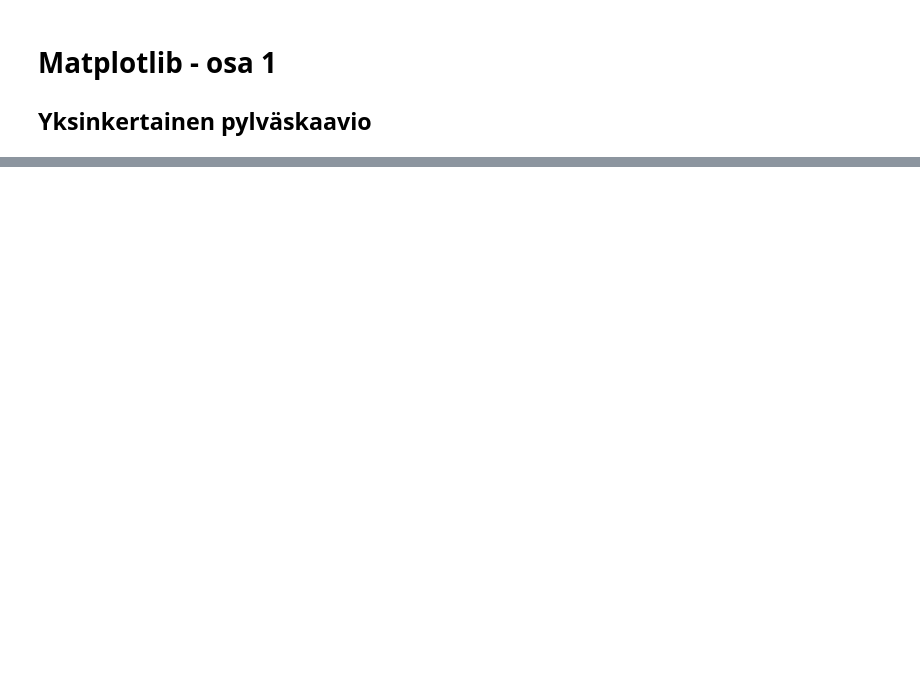
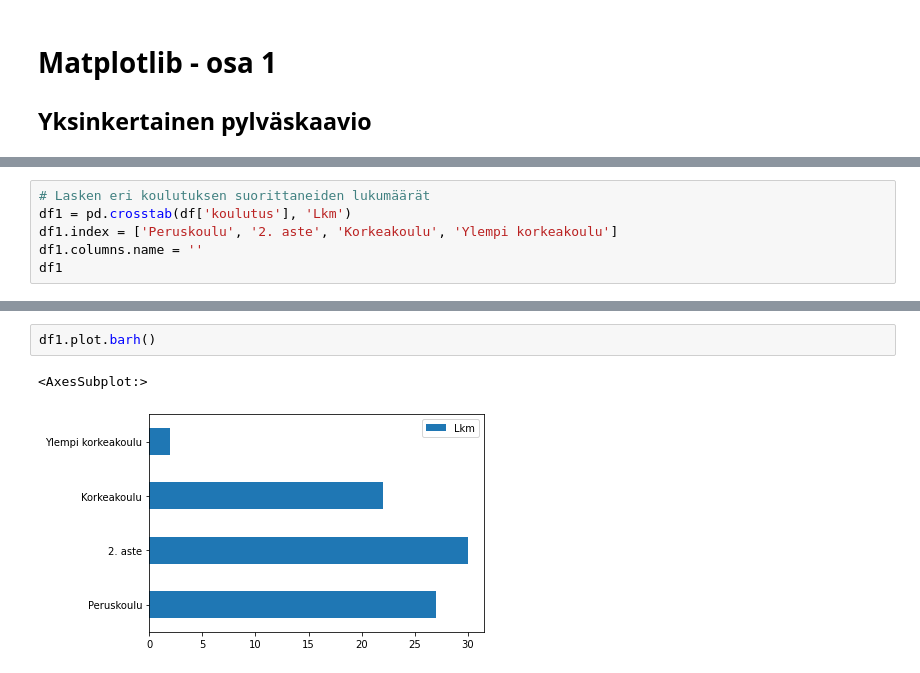
Before and after one commit to taanila/kaaviot, a Jupyter notebook: matplotlib1.ipynb, the cells around one changed output, grey strips where cells are left out. Cells and saved outputs as stored; diff of their text form; blank space fills up the shorter version.

```diff
--- a/matplotlib1.ipynb
+++ b/matplotlib1.ipynb
@@ -229,0 +28,6 @@ https://nbviewer.jupyter.org/github/taanila/kaaviot/blob/master/matplotlib2.ipyn
+# %%
+# Lasken eri koulutuksen suorittaneiden lukumäärät
+df1 = pd.crosstab(df['koulutus'], 'Lkm')
+df1.index = ['Peruskoulu', '2. aste', 'Korkeakoulu', 'Ylempi korkeakoulu']
+df1.columns.name = ''
+df1
@@ -229,0 +44,5 @@ https://nbviewer.jupyter.org/github/taanila/kaaviot/blob/master/matplotlib2.ipyn
+# %%
+df1.plot.barh()
+# %% [output]
+<AxesSubplot:>
+[figure, added]
```
Also changed, not shown: parts of 36 cells of this notebook.
